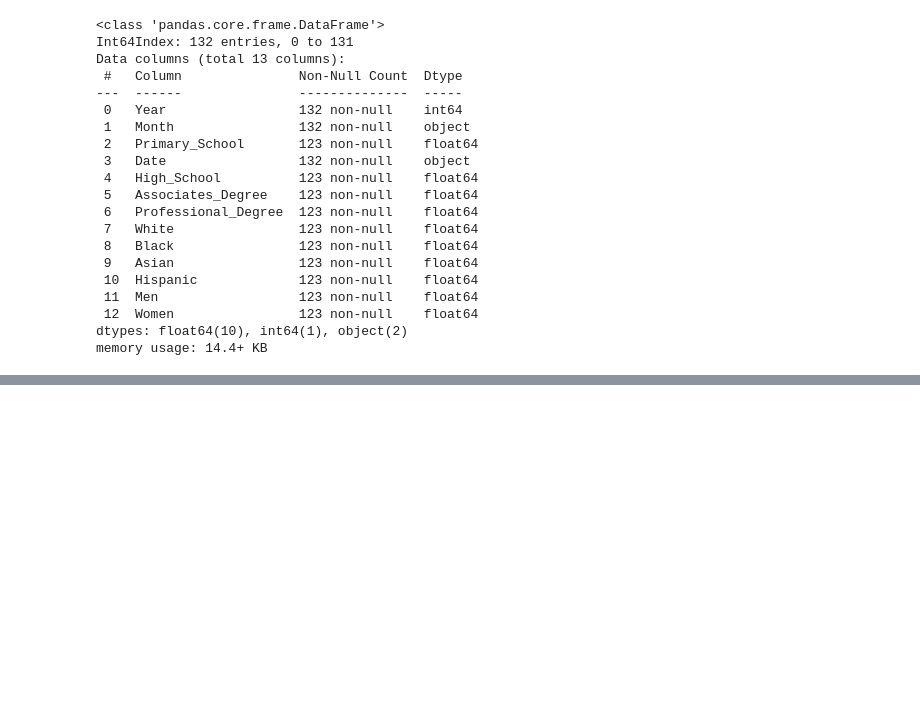
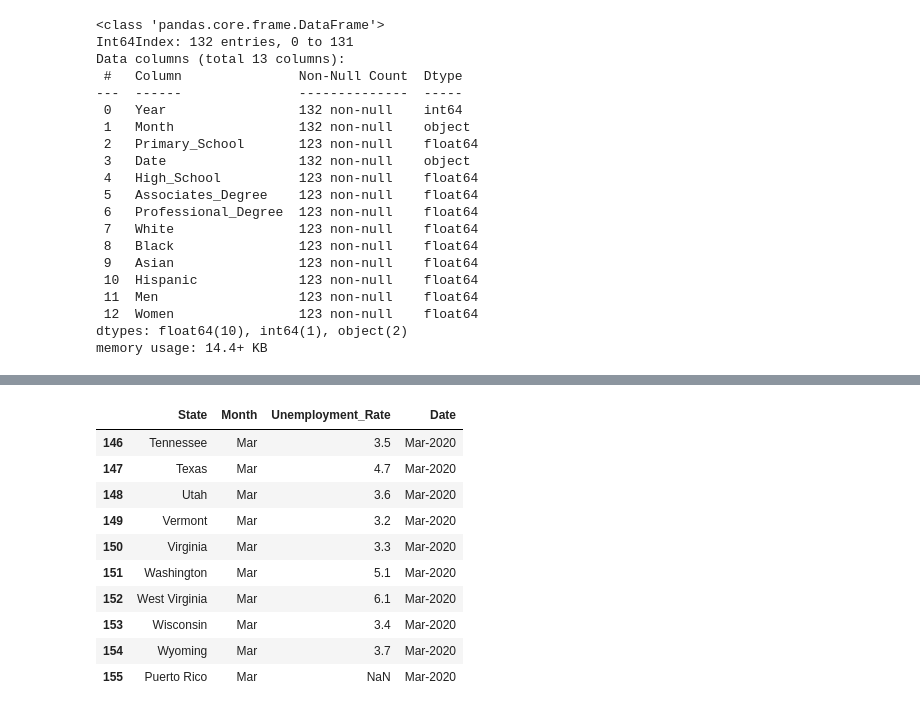
Before and after one commit to anushirahatti/unemployment-data, a Jupyter notebook: src/unemployment_data_preparation.ipynb, the cells around one changed output, grey strips where cells are left out. Cells and saved outputs as stored; diff of their text form; code cells hidden in the pictures; blank space fills up the shorter version.

```diff
--- a/src/unemployment_data_preparation.ipynb
+++ b/src/unemployment_data_preparation.ipynb
@@ -312,0 +356,14 @@ memory usage: 14.4+ KB
+# %%
+ue_state.tail(10)
+# %% [output]
+|  | State | Month | Unemployment_Rate | Date |
+| 146 | Tennessee | Mar | 3.5 | Mar-2020 |
+| 147 | Texas | Mar | 4.7 | Mar-2020 |
+| 148 | Utah | Mar | 3.6 | Mar-2020 |
+| 149 | Vermont | Mar | 3.2 | Mar-2020 |
+| 150 | Virginia | Mar | 3.3 | Mar-2020 |
+| 151 | Washington | Mar | 5.1 | Mar-2020 |
+| 152 | West Virginia | Mar | 6.1 | Mar-2020 |
+| 153 | Wisconsin | Mar | 3.4 | Mar-2020 |
+| 154 | Wyoming | Mar | 3.7 | Mar-2020 |
+| 155 | Puerto Rico | Mar | NaN | Mar-2020 |
```
Also changed, not shown: parts of 5 cells of this notebook.
